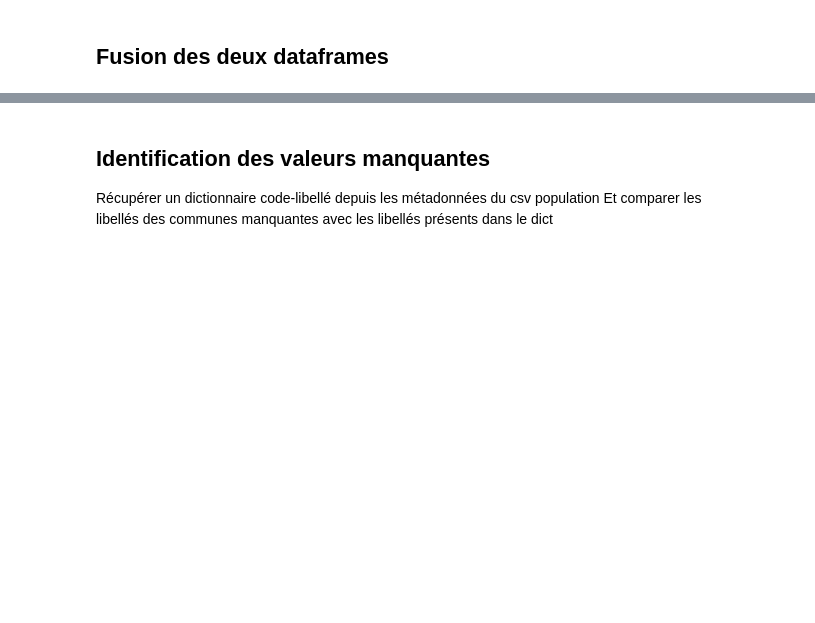
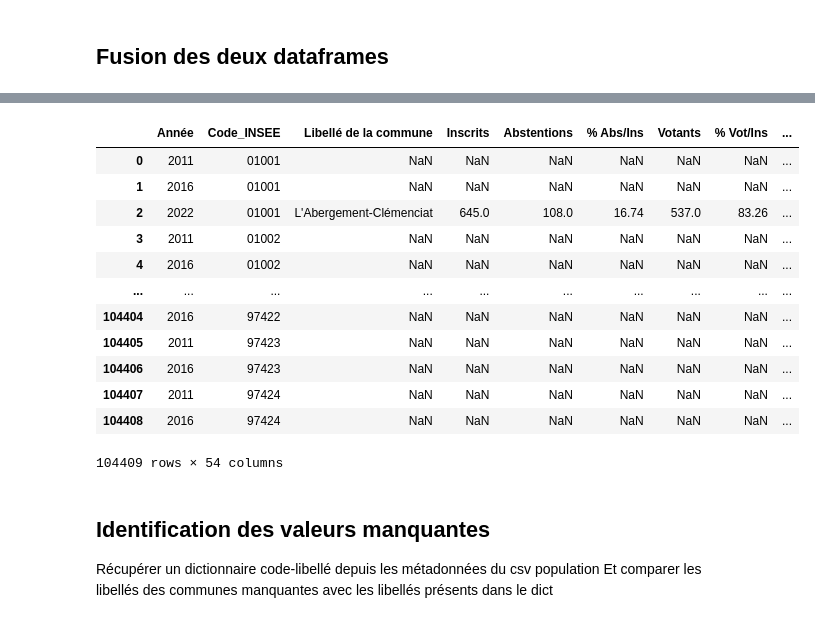
Before and after one commit to AlexandreCrestien/political-prediction, a Jupyter notebook: data/full_df_final.ipynb, the cells around one changed output, grey strips where cells are left out. Saved outputs shown, nothing was run; the diff lists cells and outputs as text; code cells hidden in the pictures; blank space fills up the shorter version.

Commit message:
feat: add 2011 2016 insee stats

```diff
--- a/data/full_df_final.ipynb
+++ b/data/full_df_final.ipynb
@@ -7,5 +7,7 @@ df_election = pd.read_csv('src/election.csv', sep=';')
 df_insee = pd.read_csv('src/insee.csv', sep=';', dtype={'Code_INSEE': str})
 
 df_insee_2022 = df_insee[df_insee['Année'] == 2022].copy()
+df_insee_2011 = df_insee[df_insee['Année'] == 2011].copy()
+df_insee_2016 = df_insee[df_insee['Année'] == 2016].copy()
 # %%
 df_election.columns
@@ -36,3 +125,23 @@ display(df_model)
+# %%
+df_stats = pd.concat([df_stats, df_insee_2011, df_insee_2016], ignore_index=True)
+
+df_stats = df_stats.sort_values(['Code_INSEE', 'Année']).reset_index(drop=True)
+
+display(df_stats)
+# %% [output]
+|  | Année | Code_INSEE | Libellé de la commune | Inscrits | Abstentions | % Abs/Ins | Votants | % Vot/Ins | ... |
+| 0 | 2011 | 01001 | NaN | NaN | NaN | NaN | NaN | NaN | ... |
+| 1 | 2016 | 01001 | NaN | NaN | NaN | NaN | NaN | NaN | ... |
+| 2 | 2022 | 01001 | L'Abergement-Clémenciat | 645.0 | 108.0 | 16.74 | 537.0 | 83.26 | ... |
+| 3 | 2011 | 01002 | NaN | NaN | NaN | NaN | NaN | NaN | ... |
+| 4 | 2016 | 01002 | NaN | NaN | NaN | NaN | NaN | NaN | ... |
+| ... | ... | ... | ... | ... | ... | ... | ... | ... | ... |
+| 104404 | 2016 | 97422 | NaN | NaN | NaN | NaN | NaN | NaN | ... |
+| 104405 | 2011 | 97423 | NaN | NaN | NaN | NaN | NaN | NaN | ... |
+| 104406 | 2016 | 97423 | NaN | NaN | NaN | NaN | NaN | NaN | ... |
+| 104407 | 2011 | 97424 | NaN | NaN | NaN | NaN | NaN | NaN | ... |
+| 104408 | 2016 | 97424 | NaN | NaN | NaN | NaN | NaN | NaN | ... |
+104409 rows × 54 columns
 # %% [markdown]
 ## Identification des valeurs manquantes
 
```
Also changed, not shown: parts of 6 cells of this notebook.
